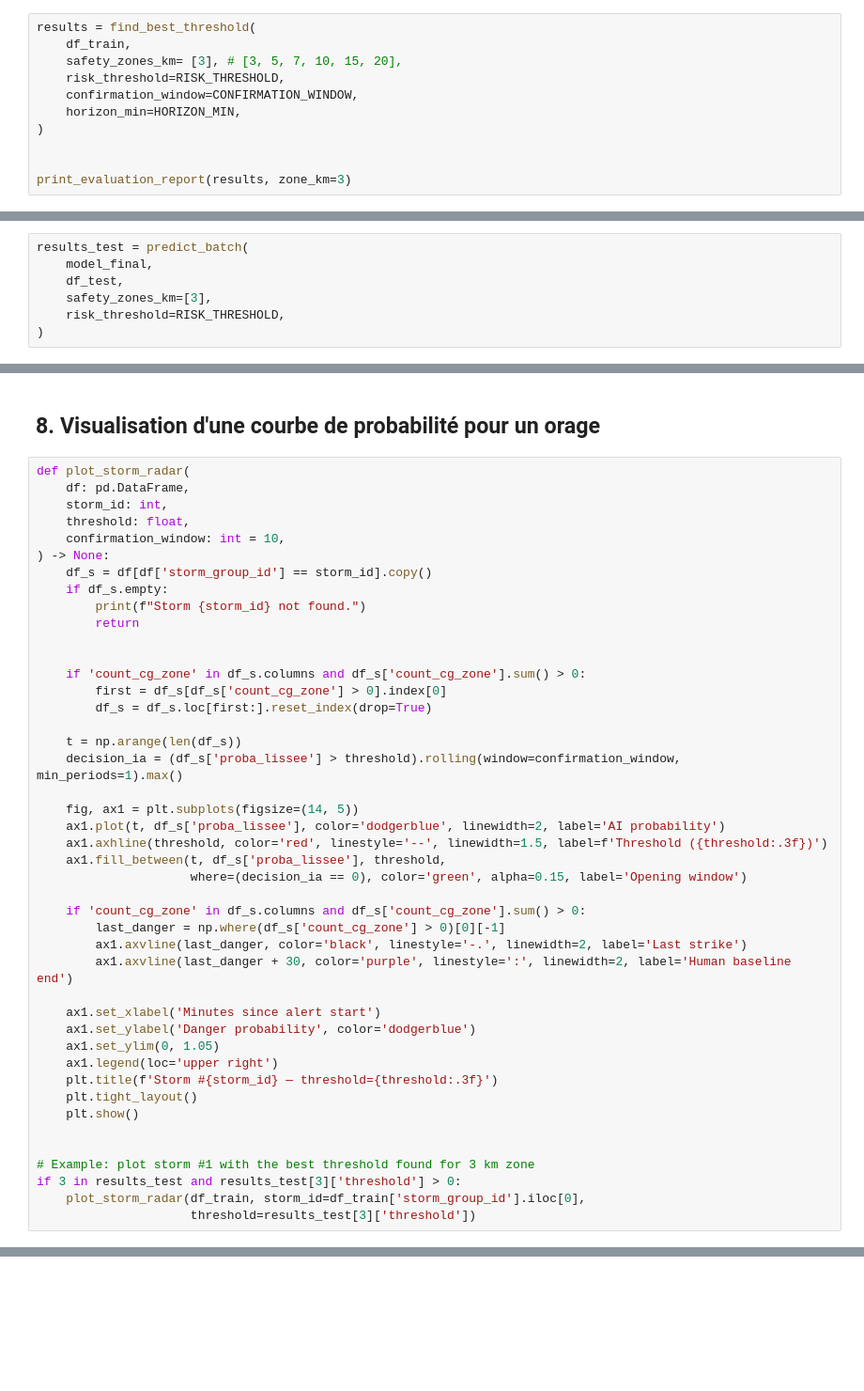
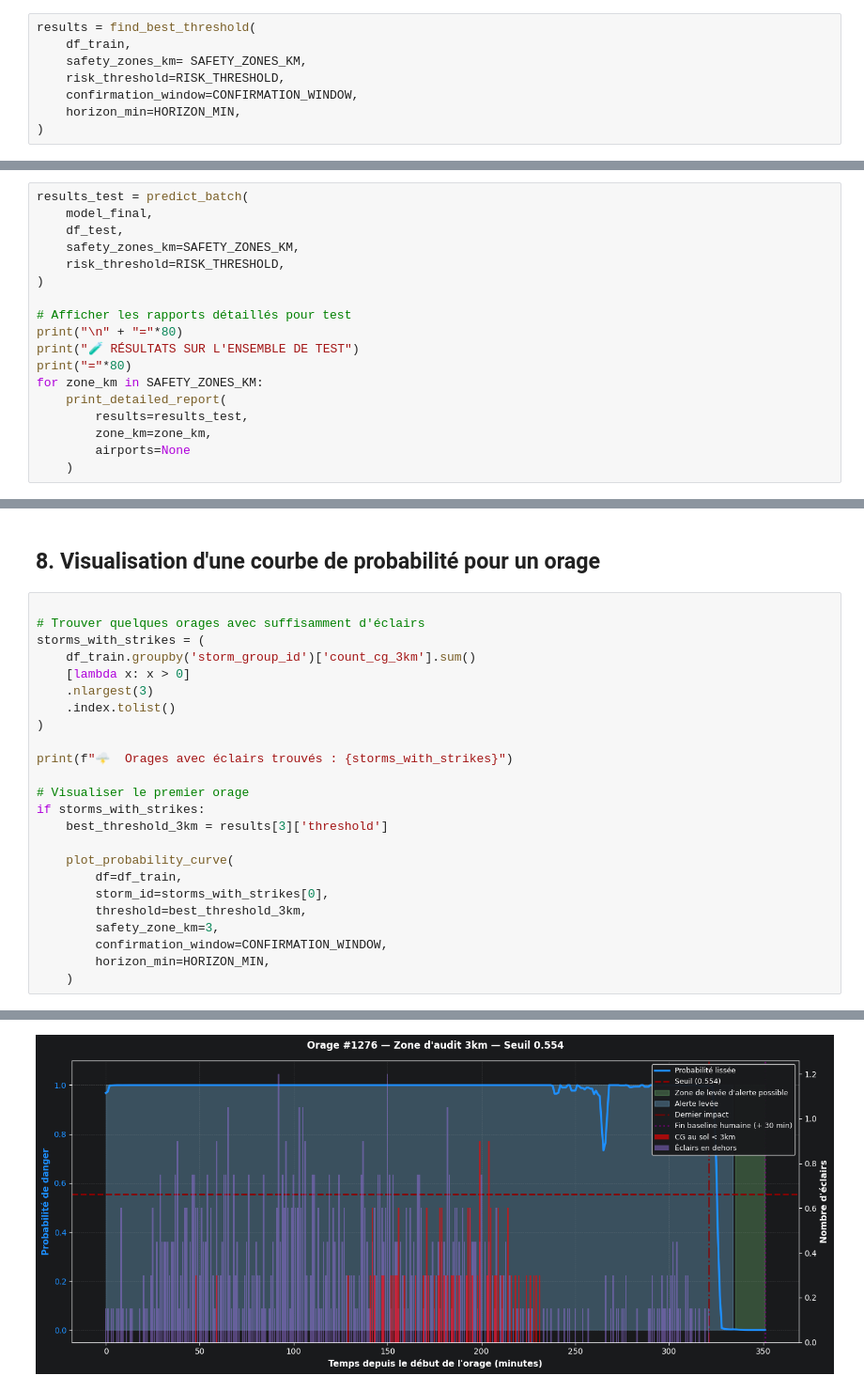
Before and after one commit to lategardener/data_battle_iabu, a Jupyter notebook: notebooks/02_training_and_evaluation.ipynb, the cells around one changed output, grey strips where cells are left out. Shown at 94% size. Saved outputs shown, nothing was run; the diff lists cells and outputs as text; blank space fills up the shorter version.

```diff
--- a/notebooks/02_training_and_evaluation.ipynb
+++ b/notebooks/02_training_and_evaluation.ipynb
@@ -79,11 +91,8 @@ Validation croisée terminée.
 # %%
 results = find_best_threshold(
     df_train,
-    safety_zones_km= [3], # [3, 5, 7, 10, 15, 20],
+    safety_zones_km= SAFETY_ZONES_KM,
     risk_threshold=RISK_THRESHOLD,
     confirmation_window=CONFIRMATION_WINDOW,
     horizon_min=HORIZON_MIN,
 )
-
-
-print_evaluation_report(results, zone_km=3)
@@ -166,8 +188,19 @@ Passing `palette` without assigning `hue` is deprecated and will be removed in v
 results_test = predict_batch(
     model_final,
     df_test,
-    safety_zones_km=[3],
+    safety_zones_km=SAFETY_ZONES_KM,
     risk_threshold=RISK_THRESHOLD,
 )
+
+# Afficher les rapports détaillés pour test
+print("\n" + "="*80)
+print("🧪 RÉSULTATS SUR L'ENSEMBLE DE TEST")
+print("="*80)
+for zone_km in SAFETY_ZONES_KM:
+    print_detailed_report(
+        results=results_test,
+        zone_km=zone_km,
+        airports=None
+    )
 # %% [output]
 Données brutes détectées. Construction de la grille temporelle...
@@ -177,46 +223,27 @@ KeyError: 'count_cg_20km'
 # %% [markdown]
 ## 8. Visualisation d'une courbe de probabilité pour un orage
 # %%
-def plot_storm_radar(
-    df: pd.DataFrame,
-    storm_id: int,
-    threshold: float,
-    confirmation_window: int = 10,
-) -> None:
-    df_s = df[df['storm_group_id'] == storm_id].copy()
-    if df_s.empty:
-        print(f"Storm {storm_id} not found.")
-        return
 
+# Trouver quelques orages avec suffisamment d'éclairs
+storms_with_strikes = (
+    df_train.groupby('storm_group_id')['count_cg_3km'].sum()
+    [lambda x: x > 0]
+    .nlargest(3)
+    .index.tolist()
+)
 
-    if 'count_cg_zone' in df_s.columns and df_s['count_cg_zone'].sum() > 0:
-        first = df_s[df_s['count_cg_zone'] > 0].index[0]
-        df_s = df_s.loc[first:].reset_index(drop=True)
+print(f"🌩️  Orages avec éclairs trouvés : {storms_with_strikes}")
 
-    t = np.arange(len(df_s))
-    decision_ia = (df_s['proba_lissee'] > threshold).rolling(window=confirmation_window, min_periods=1).max()
+# Visualiser le premier orage
+if storms_with_strikes:
+    best_threshold_3km = results[3]['threshold']
 
-    fig, ax1 = plt.subplots(figsize=(14, 5))
-    ax1.plot(t, df_s['proba_lissee'], color='dodgerblue', linewidth=2, label='AI probability')
-    ax1.axhline(threshold, color='red', linestyle='--', linewidth=1.5, label=f'Threshold ({threshold:.3f})')
-    ax1.fill_between(t, df_s['proba_lissee'], threshold,
-                     where=(decision_ia == 0), color='green', alpha=0.15, label='Opening window')
-
-    if 'count_cg_zone' in df_s.columns and df_s['count_cg_zone'].sum() > 0:
-        last_danger = np.where(df_s['count_cg_zone'] > 0)[0][-1]
-        ax1.axvline(last_danger, color='black', linestyle='-.', linewidth=2, label='Last strike')
-        ax1.axvline(last_danger + 30, color='purple', linestyle=':', linewidth=2, label='Human baseline end')
-
-    ax1.set_xlabel('Minutes since alert start')
-    ax1.set_ylabel('Danger probability', color='dodgerblue')
-    ax1.set_ylim(0, 1.05)
-    ax1.legend(loc='upper right')
-    plt.title(f'Storm #{storm_id} — threshold={threshold:.3f}')
-    plt.tight_layout()
-    plt.show()
-
-
-# Example: plot storm #1 with the best threshold found for 3 km zone
-if 3 in results_test and results_test[3]['threshold'] > 0:
-    plot_storm_radar(df_train, storm_id=df_train['storm_group_id'].iloc[0],
-                     threshold=results_test[3]['threshold'])
+    plot_probability_curve(
+        df=df_train,
+        storm_id=storms_with_strikes[0],
+        threshold=best_threshold_3km,
+        safety_zone_km=3,
+        confirmation_window=CONFIRMATION_WINDOW,
+        horizon_min=HORIZON_MIN,
+    )
+# %% [output]
@@ -222,0 +251 @@ if 3 in results_test and results_test[3]['threshold'] > 0:
+[figure, added]
```
Also changed, not shown: parts of 7 cells of this notebook, 8 other files.
